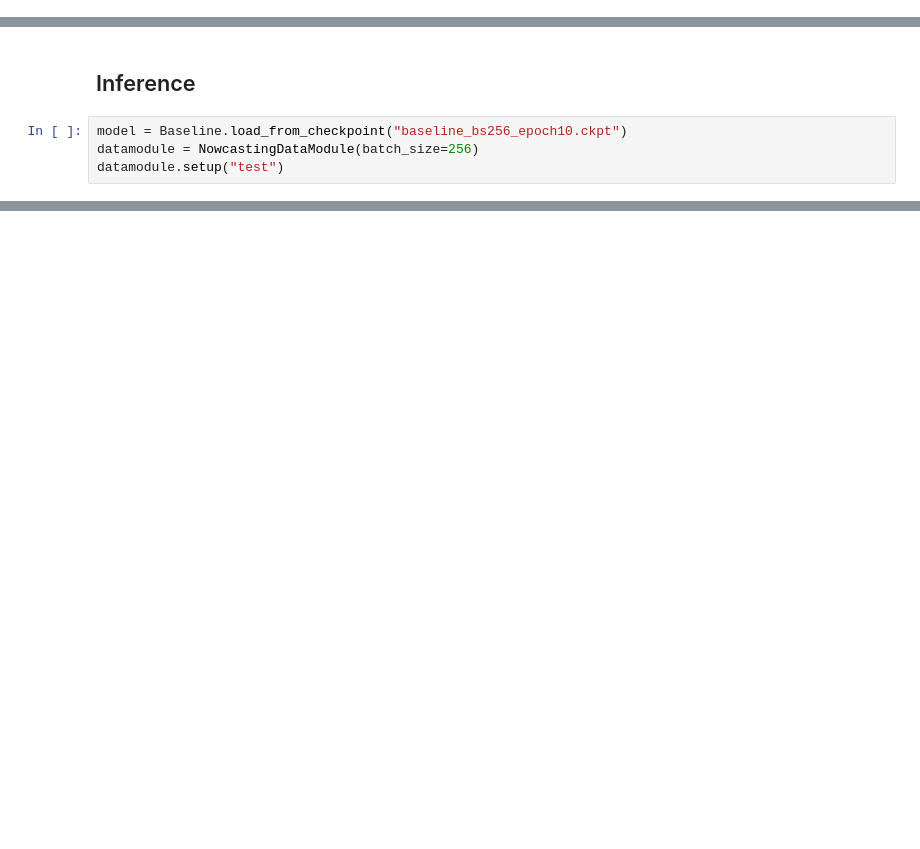
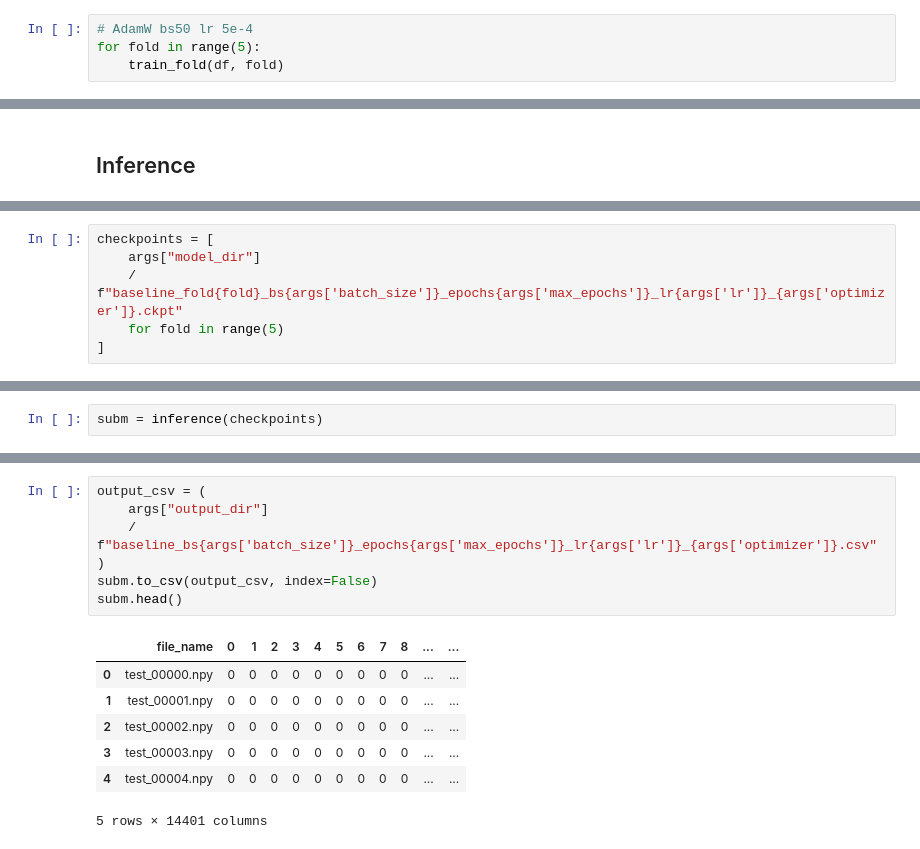
Before and after one commit to giwankim/precipitation-nowcasting, a Jupyter notebook: notebooks/01-baseline-pytorch.ipynb, the cells around one changed output, grey strips where cells are left out. Saved outputs shown, nothing was run; the diff lists cells and outputs as text; blank space fills up the shorter version.

```diff
--- a/notebooks/01-baseline-pytorch.ipynb
+++ b/notebooks/01-baseline-pytorch.ipynb
@@ -228,0 +724,4 @@ trainer.save_checkpoint("baseline_bs256_epoch10.ckpt")
+# %%
+# AdamW bs50 lr 5e-4
+for fold in range(5):
+    train_fold(df, fold)
@@ -229,7 +785,3 @@ trainer.save_checkpoint("baseline_bs256_epoch10.ckpt")
 # %% [markdown]
 ## Inference
-# %%
-model = Baseline.load_from_checkpoint("baseline_bs256_epoch10.ckpt")
-datamodule = NowcastingDataModule(batch_size=256)
-datamodule.setup("test")
 # %%
@@ -261,0 +833,6 @@ subm.head()
+# %%
+checkpoints = [
+    args["model_dir"]
+    / f"baseline_fold{fold}_bs{args['batch_size']}_epochs{args['max_epochs']}_lr{args['lr']}_{args['optimizer']}.ckpt"
+    for fold in range(5)
+]
@@ -261,0 +841,2 @@ subm.head()
+# %%
+subm = inference(checkpoints)
@@ -261,0 +854,15 @@ subm.head()
+# %%
+output_csv = (
+    args["output_dir"]
+    / f"baseline_bs{args['batch_size']}_epochs{args['max_epochs']}_lr{args['lr']}_{args['optimizer']}.csv"
+)
+subm.to_csv(output_csv, index=False)
+subm.head()
+# %% [output]
+|  | file_name | 0 | 1 | 2 | 3 | 4 | 5 | 6 | 7 | 8 | ... | ... |
+| 0 | test_00000.npy | 0 | 0 | 0 | 0 | 0 | 0 | 0 | 0 | 0 | ... | ... |
+| 1 | test_00001.npy | 0 | 0 | 0 | 0 | 0 | 0 | 0 | 0 | 0 | ... | ... |
+| 2 | test_00002.npy | 0 | 0 | 0 | 0 | 0 | 0 | 0 | 0 | 0 | ... | ... |
+| 3 | test_00003.npy | 0 | 0 | 0 | 0 | 0 | 0 | 0 | 0 | 0 | ... | ... |
+| 4 | test_00004.npy | 0 | 0 | 0 | 0 | 0 | 0 | 0 | 0 | 0 | ... | ... |
+5 rows × 14401 columns
```
Also changed, not shown: parts of 48 cells of this notebook, 2 other files.
